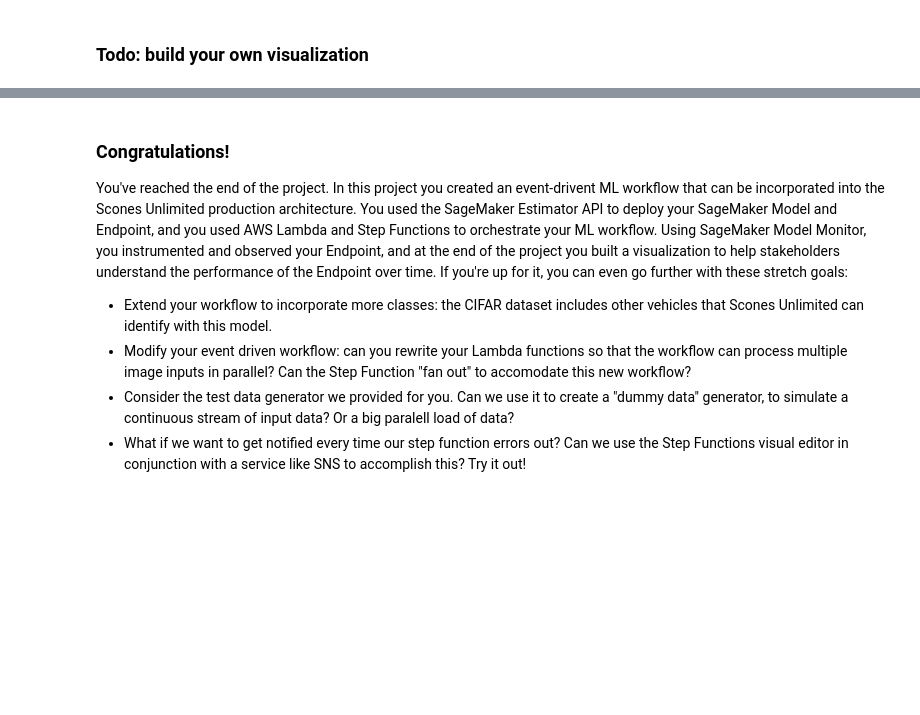
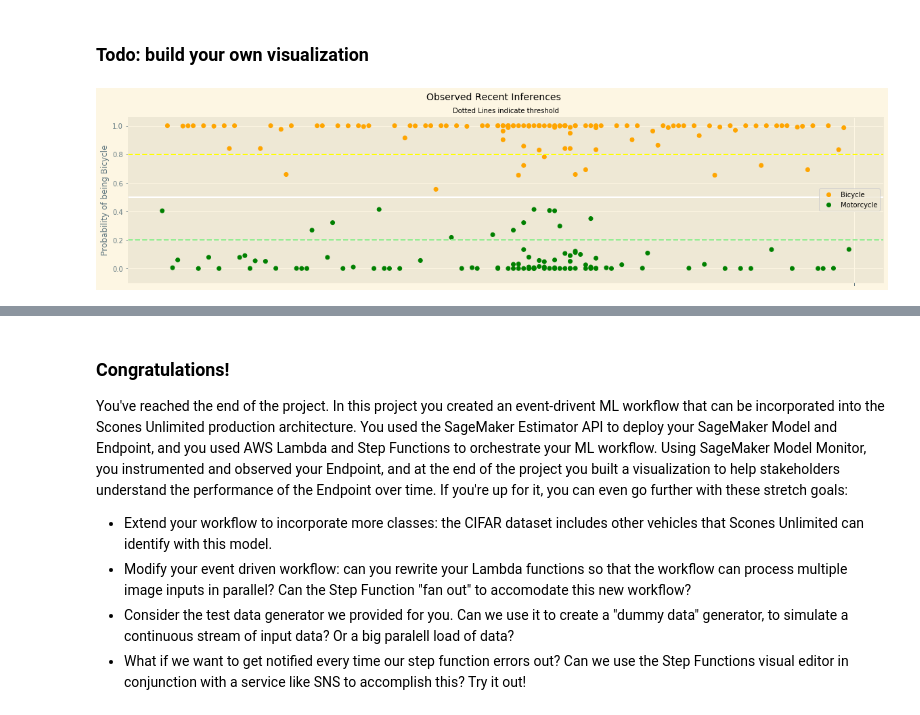
Before and after one commit to edgarinvillegas/mlend-C2-Developing-ML-Workflow, a Jupyter notebook: project/project.ipynb, the cells around one changed output, grey strips where cells are left out. Cells and saved outputs as stored; diff of their text form; code cells hidden in the pictures; blank space fills up the shorter version.

Commit message:
feat: Add own visualization

```diff
--- a/project/project.ipynb
+++ b/project/project.ipynb
@@ -772,3 +772,61 @@ plt.gcf().autofmt_xdate()
 [figure]
 # %% [markdown]
 ### Todo: build your own visualization
+# %%
+import matplotlib.pyplot as plt
+import numpy as np
+
+import os
+
+# List the file names we downloaded
+file_handles = os.listdir("./captured_data")
+
+# Dump all the data into an array
+json_data2 = []
+for jsonl in file_handles:
+    if jsonl.endswith('.jsonl'):
+        with jsonlines.open(f"./captured_data/{jsonl}") as reader:
+            for obj in reader:
+                json_data2.append(obj)
+
+
+# Populate the data for the x and y axis
+x = []
+y = []
+z = []
+for obj in json_data2:
+    inference, timestamp = simple_getter(obj)
+    y.append(inference[0])
+    x.append(timestamp)
+    z.append(np.argmax(inference))
+
+plt.figure(figsize=(20,5))
+# Todo: here is an visualization example, take some time to build another visual that helps monitor the result
+# Plot the data
+plt.scatter(x, y, c=['g' if k == 1 else 'orange' for k in z ])
+
+plt.axhline(y=0.5, color='w', linestyle='-')
+plt.axhline(y=0.8, color='yellow', linestyle='--')
+plt.axhline(y=1-0.8, color='lightgreen', linestyle='--')
+#plt.ylim(bottom=.88)
+plt.ylim(bottom=-0.1)
+
+# Add labels
+plt.ylabel("Probability of being Bicycle")
+plt.suptitle("Observed Recent Inferences", size=14)
+plt.title("Dotted Lines indicate threshold", size=10)
+
+D_id_color = {'Bicycle': u'orange', 'Motorcycle': u'green'}
+#color_map = [color for color in D_id_color.values()[:len(x_coordinates)]]
+# The following two lines generate custom fake lines that will be used as legend entries:
+markers = [plt.Line2D([200,200],[200,200],color=color, marker='o', linestyle='') for color in D_id_color.values()]
+plt.legend(markers, D_id_color.keys(), numpoints=1)
+
+
+# Give it some pizzaz!
+plt.style.use("Solarize_Light2")
+plt.gcf().autofmt_xdate()
+plt.xticks(ticks=['' for k in x]);
+# plt.legend(('', 'moto','bike'))
+# %% [output]
+[figure, added]
```
Also changed, not shown: parts of 1 cell of this notebook.
